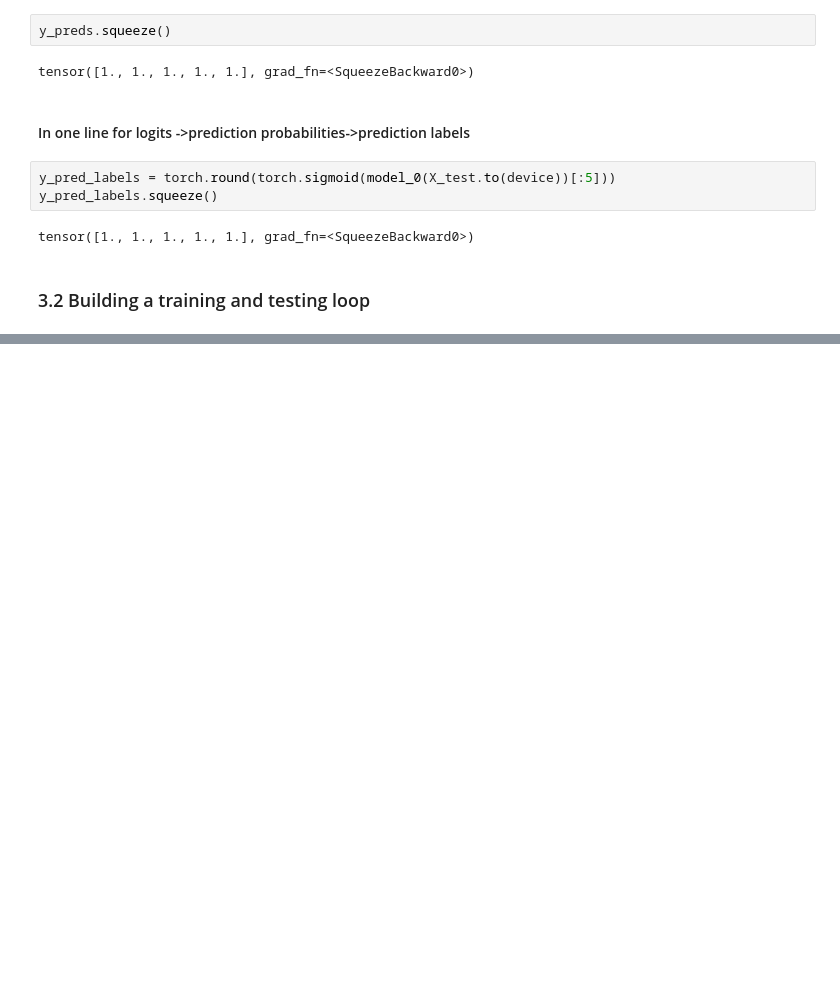
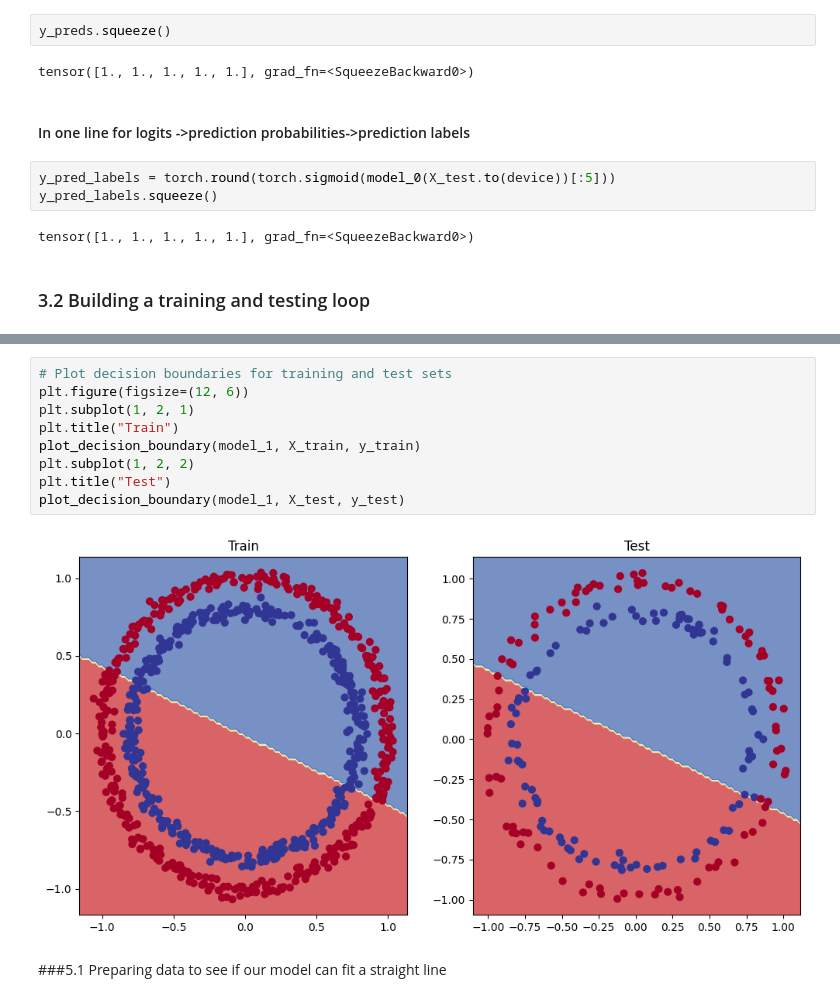
Before and after one commit to Jeevan-Neupane/PyTorch, a Jupyter notebook: 03_pytorch_classification.ipynb, the cells around one changed output, grey strips where cells are left out. Cells and saved outputs as stored; diff of their text form; blank space fills up the shorter version.

```diff
--- a/03_pytorch_classification.ipynb
+++ b/03_pytorch_classification.ipynb
@@ -344,0 +462,13 @@ Epoch: 90 | Loss: 0.69386, Accuracy: 51.12% | Test loss: 0.69941, Test acc: 47.0
+# %%
+# Plot decision boundaries for training and test sets
+plt.figure(figsize=(12, 6))
+plt.subplot(1, 2, 1)
+plt.title("Train")
+plot_decision_boundary(model_1, X_train, y_train)
+plt.subplot(1, 2, 2)
+plt.title("Test")
+plot_decision_boundary(model_1, X_test, y_test)
+# %% [output]
+[figure, added]
+# %% [markdown]
+###5.1 Preparing data to see if our model can fit a straight line
```
Also changed, not shown: parts of 27 cells of this notebook.
